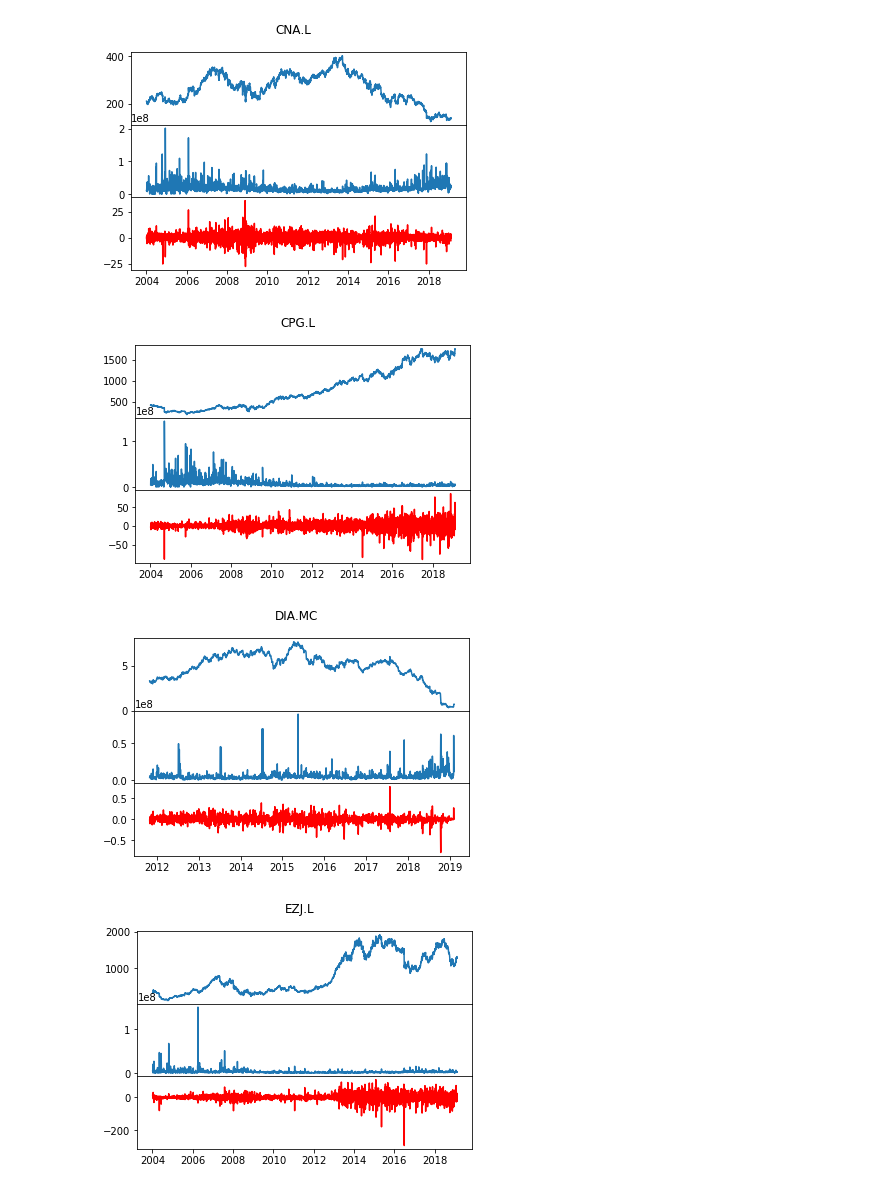
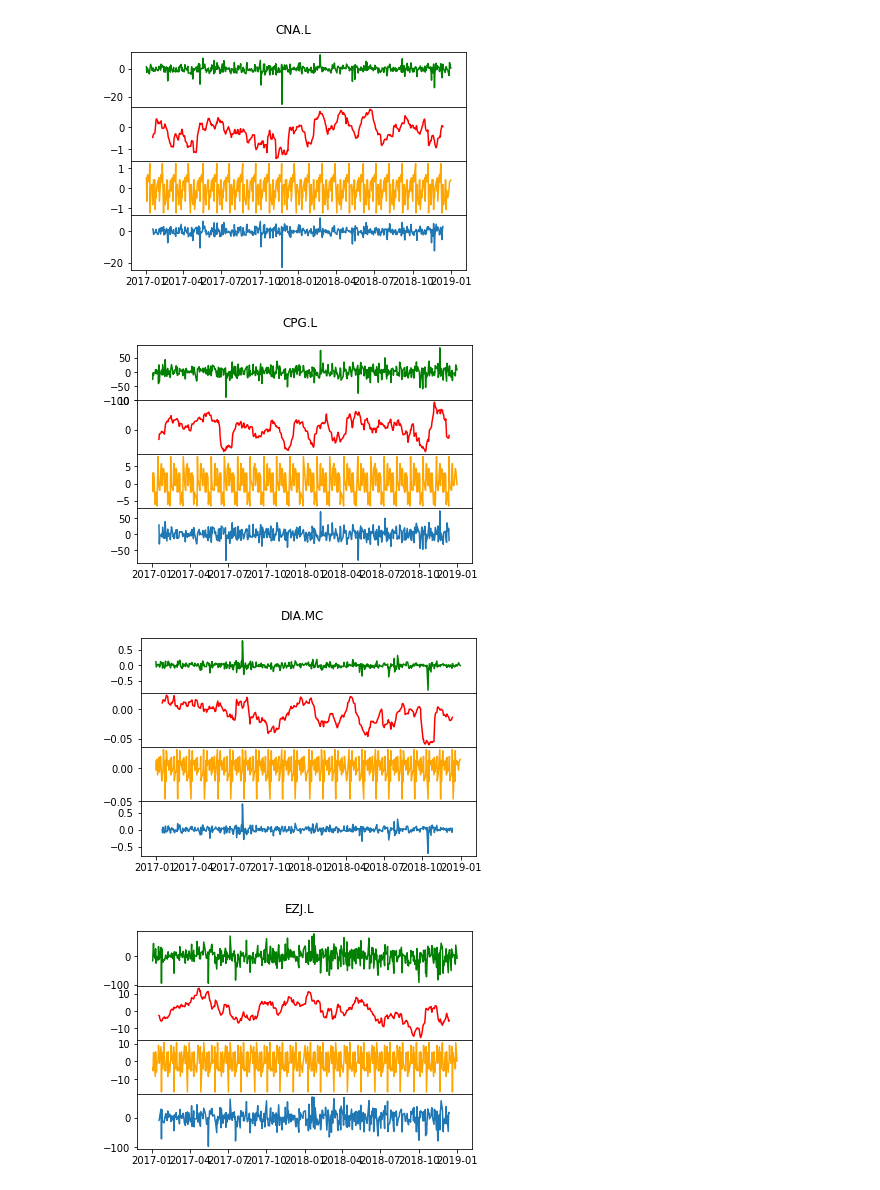
Before and after one commit to esan94/beating_stock_markets, a Jupyter notebook: exploring_data/timeseries_analysis.ipynb, the cells around one changed output. Drawn from its saved outputs; the diff is of its cells as text; code cells hidden in the pictures.

```diff
--- a/exploring_data/timeseries_analysis.ipynb
+++ b/exploring_data/timeseries_analysis.ipynb
@@ -14,12 +39,15 @@ data_filt = data_[['ticker', 'date', 'close', 'volume']].sort_values(['ticker',
 # %%
-data_filt['close'] = data_filt['close'].replace(0, np.NaN)
+data_filt = data_filt.replace(0, np.NaN)
 for tick in data_filt['ticker'].unique():
     data_filt.loc[data_filt['ticker'] == tick, 'close'] = data_filt[data_filt['ticker'] == tick]['close'].interpolate()
+    data_filt.loc[data_filt['ticker'] == tick, 'volume'] = data_filt[data_filt['ticker'] == tick]['volume'].interpolate()
 # %%
-def add_pl(df_, col_id, col_calc_pl):
+def add_shifts(df_, col_id, col_calc_pl, new_col, shift):
     for id_ in df_[col_id].unique():
         df_by_id = df_[df_[col_id] == id_]
-        df_.loc[df_[col_id] == id_, 'daily_pl'] = df_by_id[col_calc_pl] - df_by_id[col_calc_pl].shift(1)
+        df_.loc[df_[col_id] == id_, new_col] = df_by_id[col_calc_pl] - df_by_id[col_calc_pl].shift(shift)
+
     return df_
 
-data_filt = add_pl(data_filt, 'ticker', 'close')
+data_filt = add_shifts(data_filt, 'ticker', 'close', 'daily_pl', 1)
+data_filt = add_shifts(data_filt, 'ticker', 'volume', 'vol_shift_1', 1)
@@ -37,18 +72,18 @@ dtype: int64
 # %%
 for tick in data_filt['ticker'].unique():
-    df_ = data_filt[data_filt['ticker'] == tick]
-    f, axarr = plt.subplots(3, sharex=True, sharey=False)
+    df_ = data_filt[(data_filt['ticker'] == tick) & (data_filt['date'].dt.year >= 2017) & (data_filt['date'].dt.year <= 2018)]
+    f, axarr = plt.subplots(4, sharex=True, sharey=False)
     f.suptitle(tick)
-    axarr[0].plot(df_['date'], df_['close'])
-    axarr[1].plot(df_['date'], df_['volume'])
-    axarr[2].plot(df_['date'], df_['daily_pl'], color='r')
-    # Bring subplots close to each other.
+    axarr[0].plot(df_['date'], df_['daily_pl'], color='green')
+    seas = seasonal_decompose(df_['daily_pl'].values, freq=22)
+    axarr[1].plot(df_['date'], seas.trend, color='red')
+    axarr[2].plot(df_['date'], seas.seasonal, color='orange')
+    axarr[3].plot(df_['date'], seas.resid)
     f.subplots_adjust(hspace=0)
-    # Hide x labels and tick labels for all but bottom plot.
     for ax in axarr:
         ax.label_outer()
 # %% [output]
-[figure, old version]
+[figure, new version]
-[figure, old version]
+[figure, new version]
-[figure, old version]
+[figure, new version]
-[figure, old version]
+[figure, new version]
```
Also changed, not shown: parts of 22 cells of this notebook.
